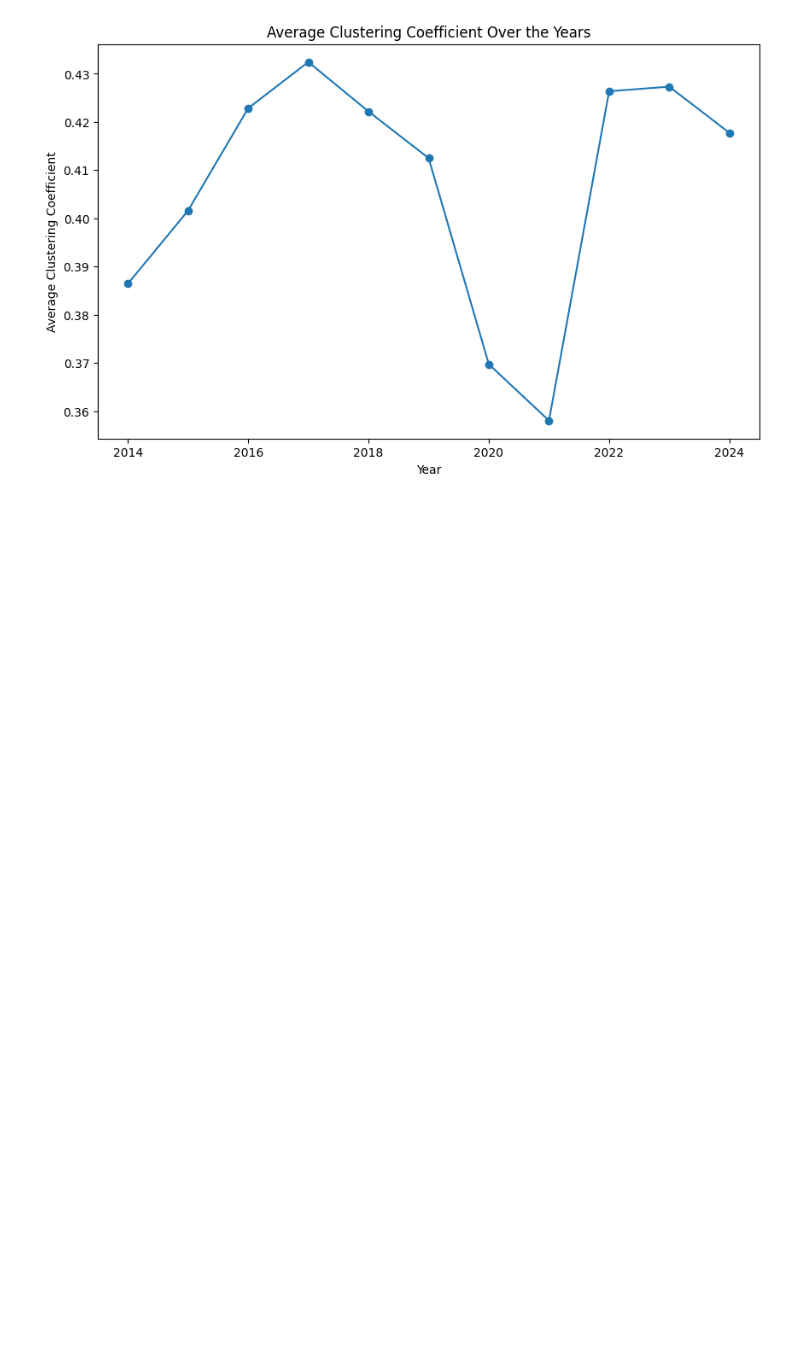
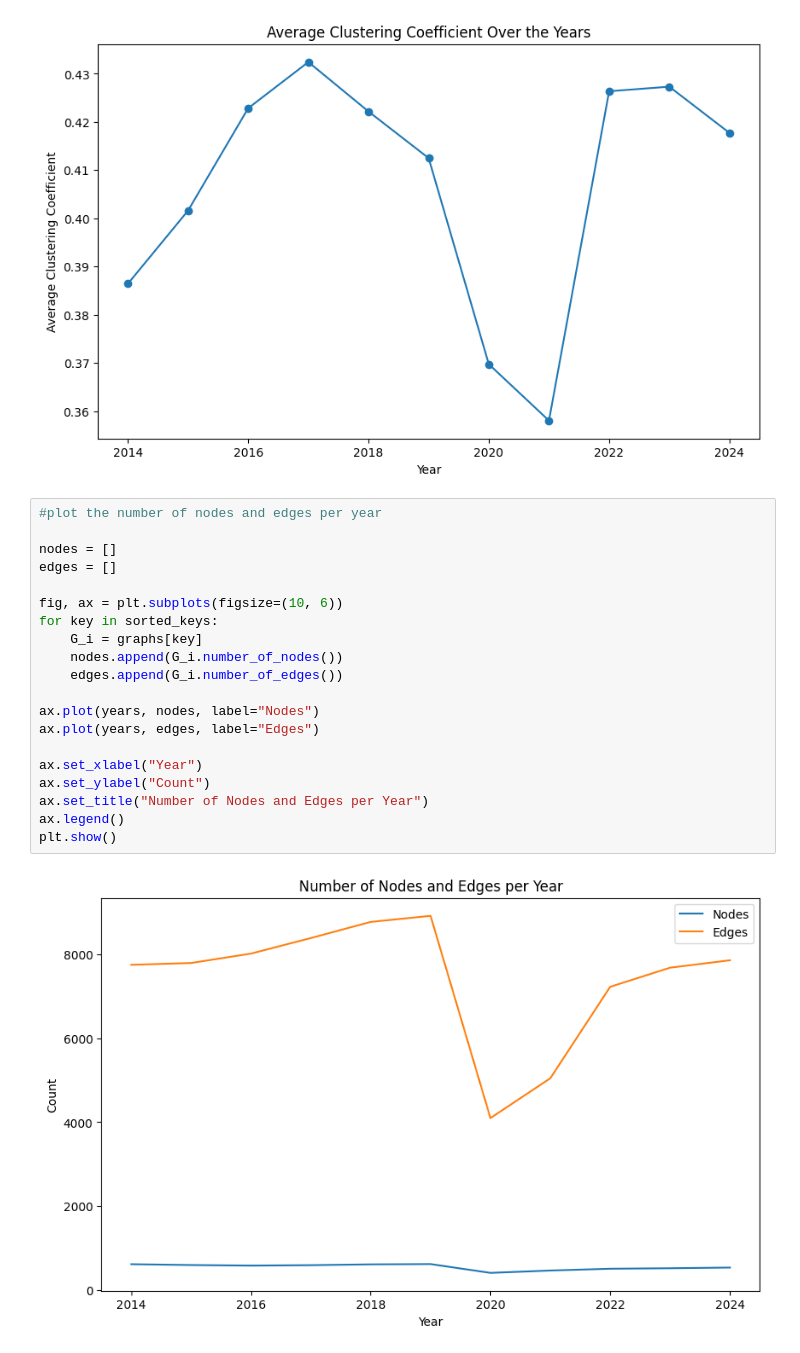
Before and after one commit to domin7k/social_network_analysis, a Jupyter notebook: airtrafic.ipynb, the cells around one changed output. Drawn from its saved outputs; the diff is of its cells as text; blank space fills up the shorter version.

```diff
--- a/airtrafic.ipynb
+++ b/airtrafic.ipynb
@@ -577,3 +593,25 @@ Year: 2022, Average Clustering Coefficient: 0.426372
 Year: 2023, Average Clustering Coefficient: 0.427322
 Year: 2024, Average Clustering Coefficient: 0.417727
 [figure]
+# %%
+#plot the number of nodes and edges per year
+
+nodes = []
+edges = []
+
+fig, ax = plt.subplots(figsize=(10, 6))
+for key in sorted_keys:
+    G_i = graphs[key]
+    nodes.append(G_i.number_of_nodes())
+    edges.append(G_i.number_of_edges())
+
+ax.plot(years, nodes, label="Nodes")
+ax.plot(years, edges, label="Edges")
+
+ax.set_xlabel("Year")
+ax.set_ylabel("Count")
+ax.set_title("Number of Nodes and Edges per Year")
+ax.legend()
+plt.show()
+# %% [output]
+[figure, added]
```
Also changed, not shown: parts of 7 cells of this notebook.
